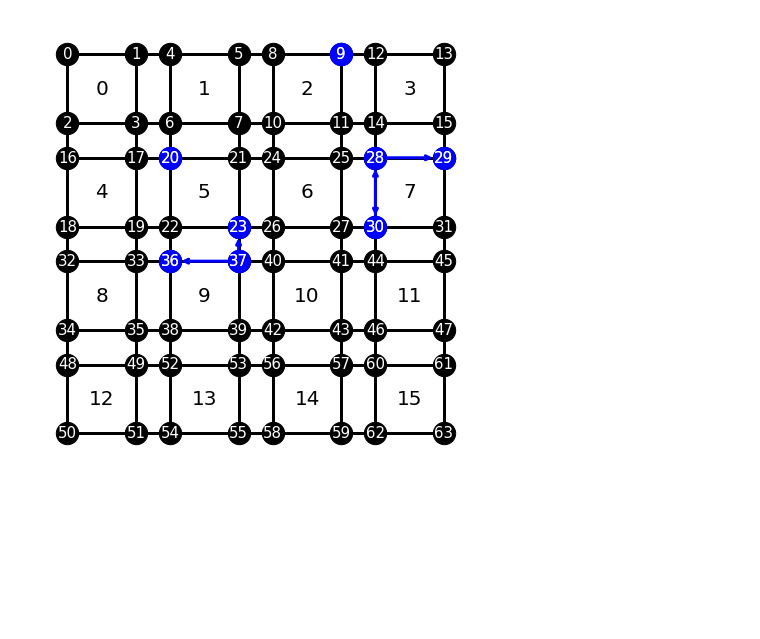
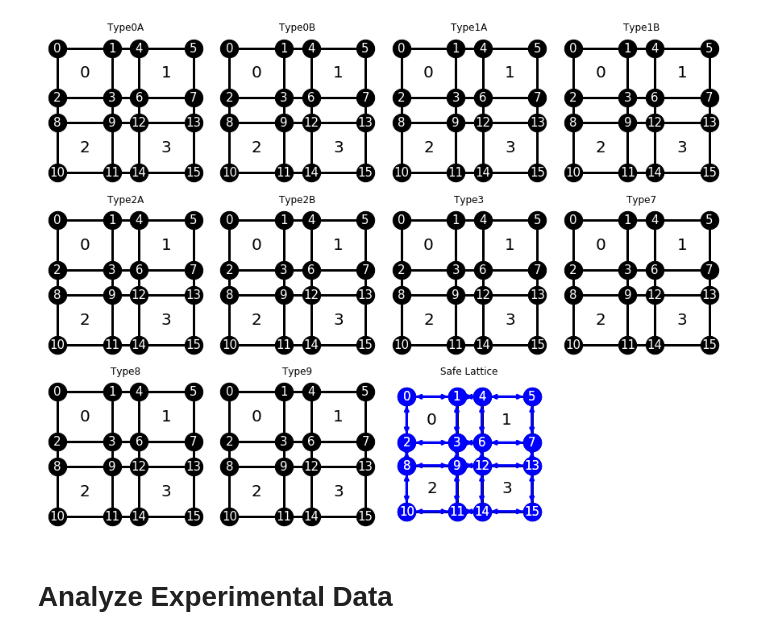
Before and after one commit to tama-sh/collision_checker, a Jupyter notebook: example.ipynb, the cells around one changed output. Cells and saved outputs as stored; diff of their text form; code cells hidden in the pictures; blank space fills up the shorter version.

```diff
--- a/example.ipynb
+++ b/example.ipynb
@@ -35,5 +39,13 @@ node_info = get_node_info(range(64), qubit_notes)
 # %%
-condition = [Type0A(), Type0B(), Type1A(), Type1B(), Type2A(), Type2B(), Type3(), Type7(), Type8(), Type9()]
-nodes, edges, pos = qubit_lattice(n=64,d=4)
-collision_info = get_collision(nodes, edges, node_info, condition)
+# declare lattice structure
+nodes, edges, pos = qubit_lattice(n,d)
+
+# add frequency collisions which you want to take into account
+condition = [
+    Type0A(), Type0B(), Type1A(), Type1B(), Type2A(),
+    Type2B(), Type3(safe_mode=False), Type7(), Type8(), Type9()
+]
+
+# calcualte collisions and find safe lattice
+collision_info = get_collision_info(condition, nodes, edges, node_info, edge_info)
 safe_nodes, safe_edges = get_safe_lattice(nodes, edges, collision_info)
@@ -58,4 +52,7 @@ Type3
 # %%
-visualize(n=64, d=4, safe_nodes=safe_nodes, safe_edges=safe_edges)
+# visualization
+visualize_all(n, d, collision_info, safe_nodes, safe_edges)
 # %% [output]
-[figure, old version]
+[figure, new version]
+# %% [markdown]
+# Analyze Experimental Data
```
Also changed, not shown: parts of 11 cells of this notebook, 6 other files.
